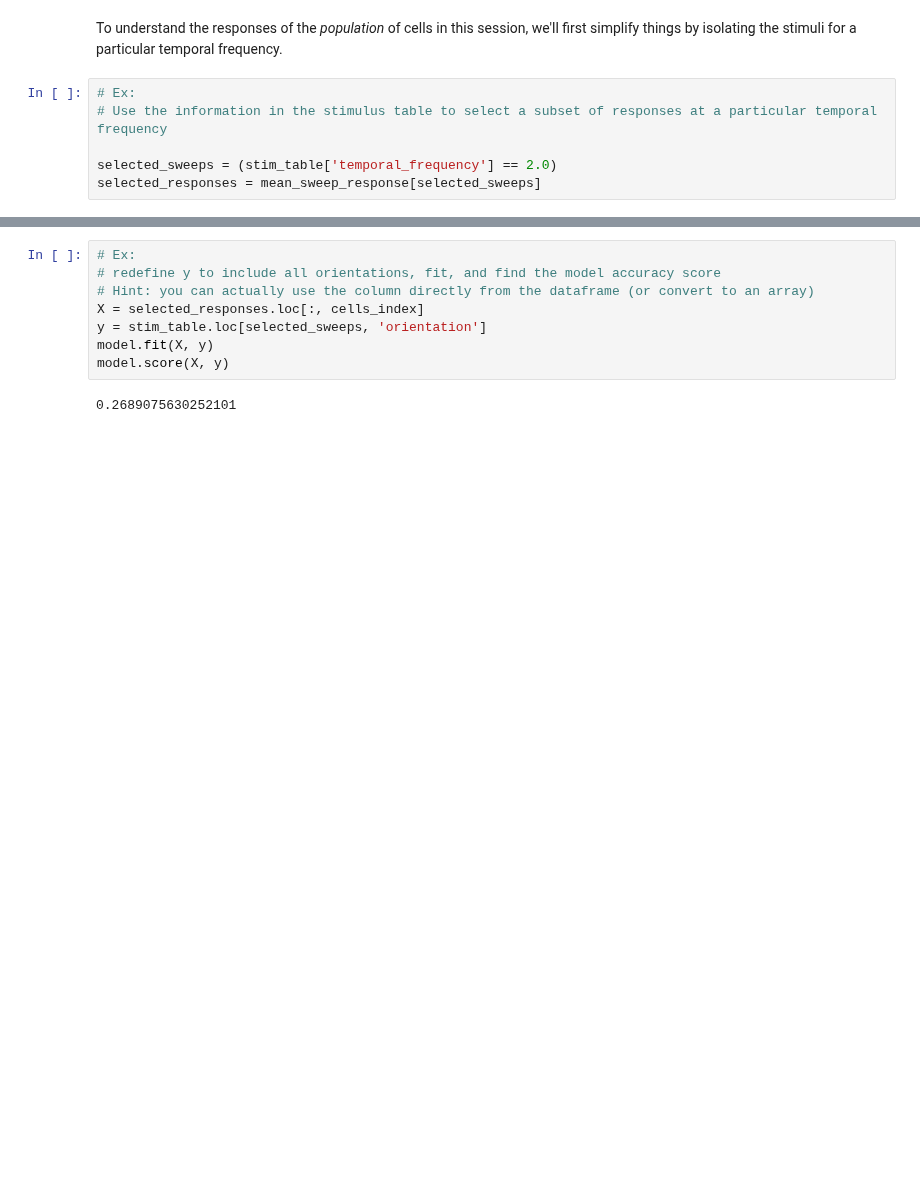
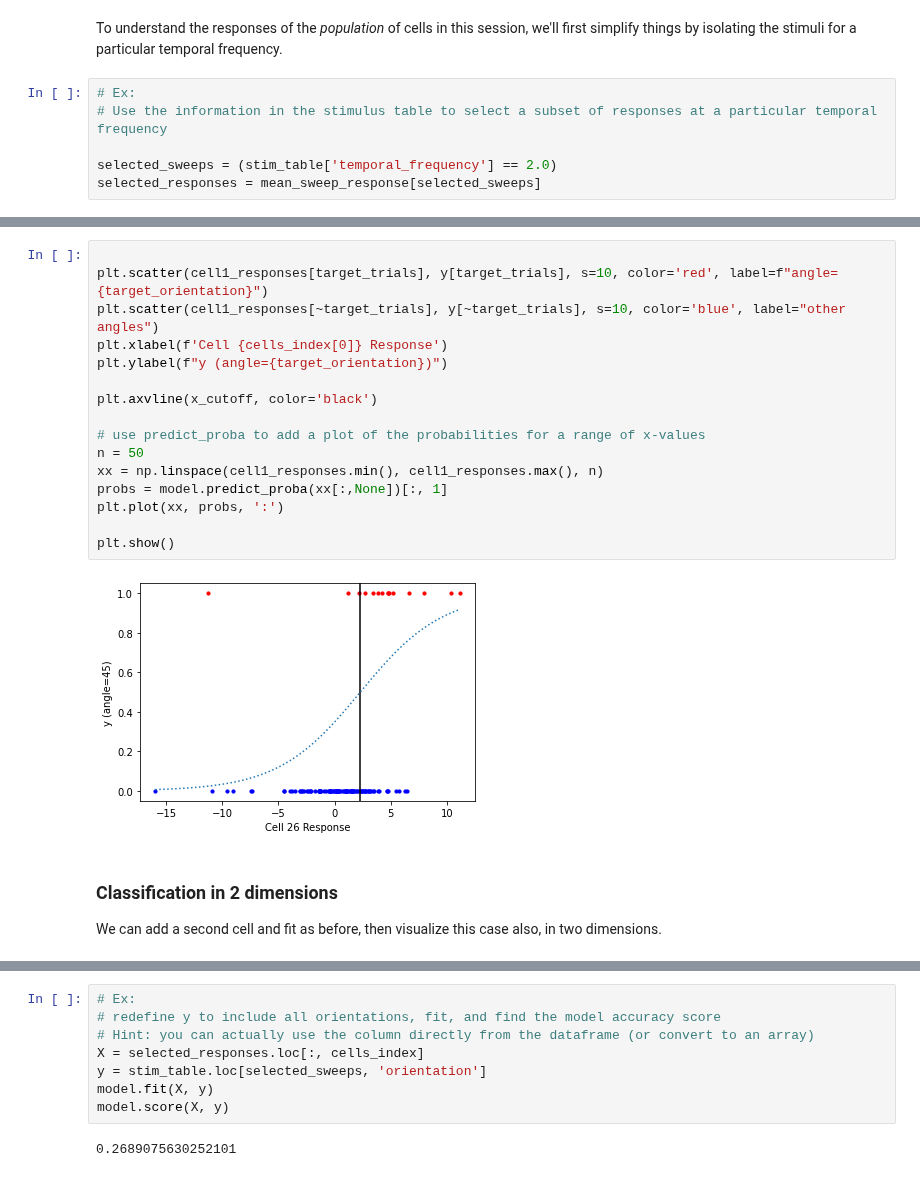
Before and after one commit to AllenSWDB/TReND_2024, a Jupyter notebook: code/Day 2 - population decoding.ipynb, the cells around one changed output, grey strips where cells are left out. Cells and saved outputs as stored; diff of their text form; blank space fills up the shorter version.

```diff
--- a/code/Day 2 - population decoding.ipynb
+++ b/code/Day 2 - population decoding.ipynb
@@ -117,0 +136,22 @@ The classifier we chose has the advantage of a fairly simple mathematical formul
+# %%
+
+plt.scatter(cell1_responses[target_trials], y[target_trials], s=10, color='red', label=f"angle={target_orientation}")
+plt.scatter(cell1_responses[~target_trials], y[~target_trials], s=10, color='blue', label="other angles")
+plt.xlabel(f'Cell {cells_index[0]} Response')
+plt.ylabel(f"y (angle={target_orientation})")
+
+plt.axvline(x_cutoff, color='black')
+
+# use predict_proba to add a plot of the probabilities for a range of x-values
+n = 50
+xx = np.linspace(cell1_responses.min(), cell1_responses.max(), n)
+probs = model.predict_proba(xx[:,None])[:, 1]
+plt.plot(xx, probs, ':')
+
+plt.show()
+# %% [output]
+[figure, added]
+# %% [markdown]
+### Classification in 2 dimensions
+
+We can add a second cell and fit as before, then visualize this case also, in two dimensions.
```
Also changed, not shown: parts of 38 cells of this notebook.
